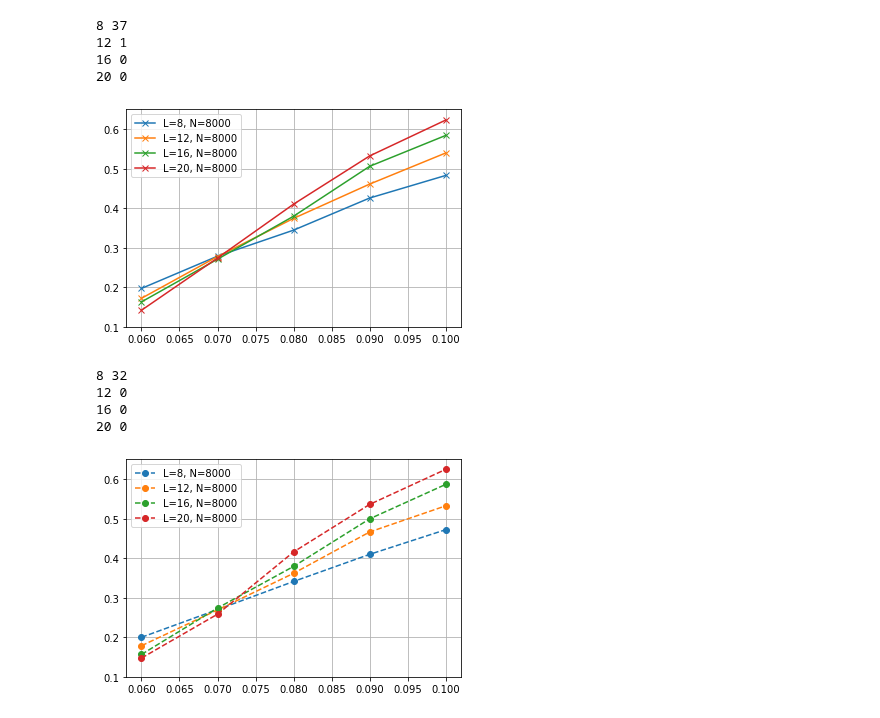
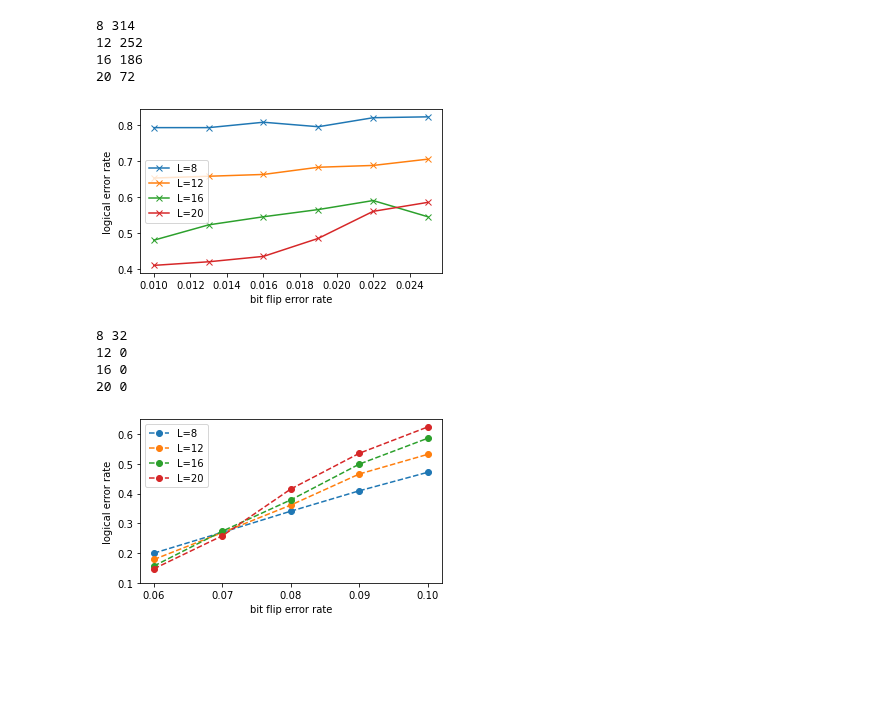
Before and after one commit to hassan-shap/quantum-emitter, a Jupyter notebook: pp_threshold_loss_toric.ipynb, the cells around one changed output. Drawn from its saved outputs; the diff is of its cells as text; code cells hidden in the pictures; blank space fills up the shorter version.

```diff
--- a/pp_threshold_loss_toric.ipynb
+++ b/pp_threshold_loss_toric.ipynb
@@ -5,49 +5,58 @@ import matplotlib.pyplot as plt
 # %%
 repeat = 4
 L_list = [8,12,16,20]
+prob_l = 0.425
 
-plt.figure(1)
+plt.figure(1,figsize=(5,3))
 for L in L_list:
     first = True
     for i_rep in range(repeat):
-        fname = "data_loss_toric/" + "L_%d_i_%d.npz" % (L,i_rep)
+        # fname = "data_loss_toric/" + "L_%d_i_%d.npz" % (L,i_rep)
+        fname = "data_loss_toric/" + "p_%.2f_L_%d_i_%d.npz" % (prob_l,L,i_rep)
         if os.path.exists(fname):
             npz_file = np.load(fname)
             pz_list, loss_prob, fail_prob_z, Nrep_loss, Nrep_flip = npz_file['pz_list'], npz_file['loss_prob'], npz_file['fail_prob_z'], npz_file['Nrep_loss'], npz_file['Nrep_flip']
             if first :
                 first = False
                 fail_prob_avg = np.zeros(len(pz_list))
                 loss_prob_avg = 0
                 Ntot_loss = 0
                 Ntot_flip = 0
                 Ntot = 0
             fail_prob_avg += (fail_prob_z+loss_prob)
             loss_prob_avg += loss_prob
             # Ntot_loss += Nrep_loss
             # Ntot_flip += Nrep_flip
             Ntot += Nrep_loss#*(Nrep_loss-loss_prob)+loss_prob
     # failure_ratio = fail_prob_avg/(Ntot_flip*(Ntot_loss-loss_prob_avg))
     if not first:
         print(L, loss_prob_avg)
         failure_ratio = fail_prob_avg/Ntot
         # Ntot = Ntot_flip*(Ntot_loss-loss_prob)+loss_prob
-        plt.plot(pz_list,failure_ratio,"x-", label="L=%d, N=%d" % (L,Ntot))
+        # plt.plot(pz_list,failure_ratio,"x-", label="L=%d, N=%d" % (L,Ntot))
+        plt.plot(pz_list,failure_ratio,"x-", label="L=%d" % (L))
 
 plt.legend()
-plt.ylim([0.1,0.65])
-plt.grid()
+# plt.ylim([0.1,0.65])
+# plt.xticks(np.arange(0.08,0.131,0.01))
+# plt.xticks(np.arange(0.06,0.1,0.01))
+plt.xlabel("bit flip error rate")
+plt.ylabel("logical error rate")
+plt.legend()
+plt.tight_layout()
+plt.savefig("figs/loss_%.2f_toric_threshold.pdf" % (prob_l))
 plt.show()
 # %% [output]
-8 37
-12 1
-16 0
-20 0
+8 314
+12 252
+16 186
+20 72
-[figure, old version]
+[figure, new version]
 # %%
 repeat = 4
 L_list = [8,12,16,20]
 
-plt.figure(1)
+plt.figure(1,figsize=(5,3))
 for L in L_list:
     first = True
     for i_rep in range(repeat):
@@ -72,15 +81,22 @@ for L in L_list:
         print(L, loss_prob_avg)
         failure_ratio = fail_prob_avg/Ntot
         # Ntot = Ntot_flip*(Ntot_loss-loss_prob)+loss_prob
-        plt.plot(pz_list,failure_ratio,"o--", label="L=%d, N=%d" % (L,Ntot))
+        # plt.plot(pz_list,failure_ratio,"o--", label="L=%d, N=%d" % (L,Ntot))
+        plt.plot(pz_list,failure_ratio,"o--", label="L=%d" % (L))
+
 
 plt.legend()
 plt.ylim([0.1,0.65])
-plt.grid()
+plt.xticks(np.arange(0.06,0.1,0.01))
+plt.xlabel("bit flip error rate")
+plt.ylabel("logical error rate")
+plt.legend()
+plt.tight_layout()
+plt.savefig("figs/loss_0.2_toric_threshold.pdf")
 plt.show()
 # %% [output]
 8 32
 12 0
 16 0
 20 0
-[figure, old version]
+[figure, new version]
```
Also changed, not shown: 29 other files.
